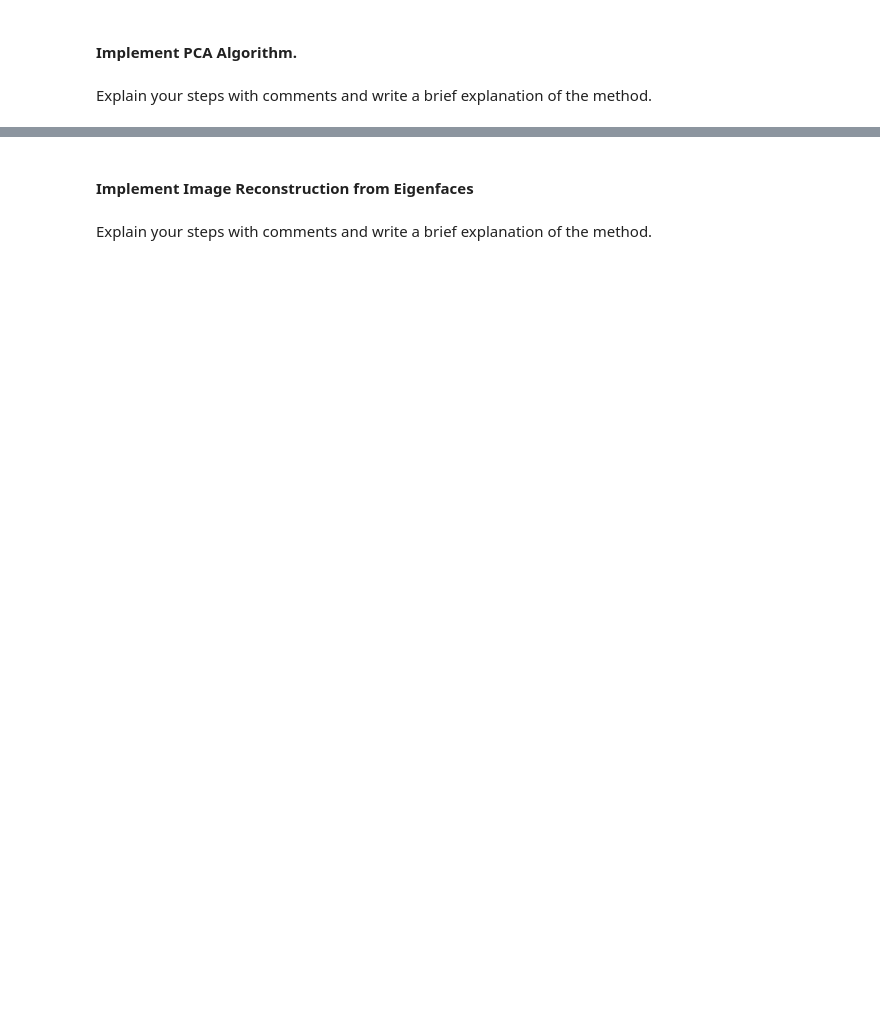
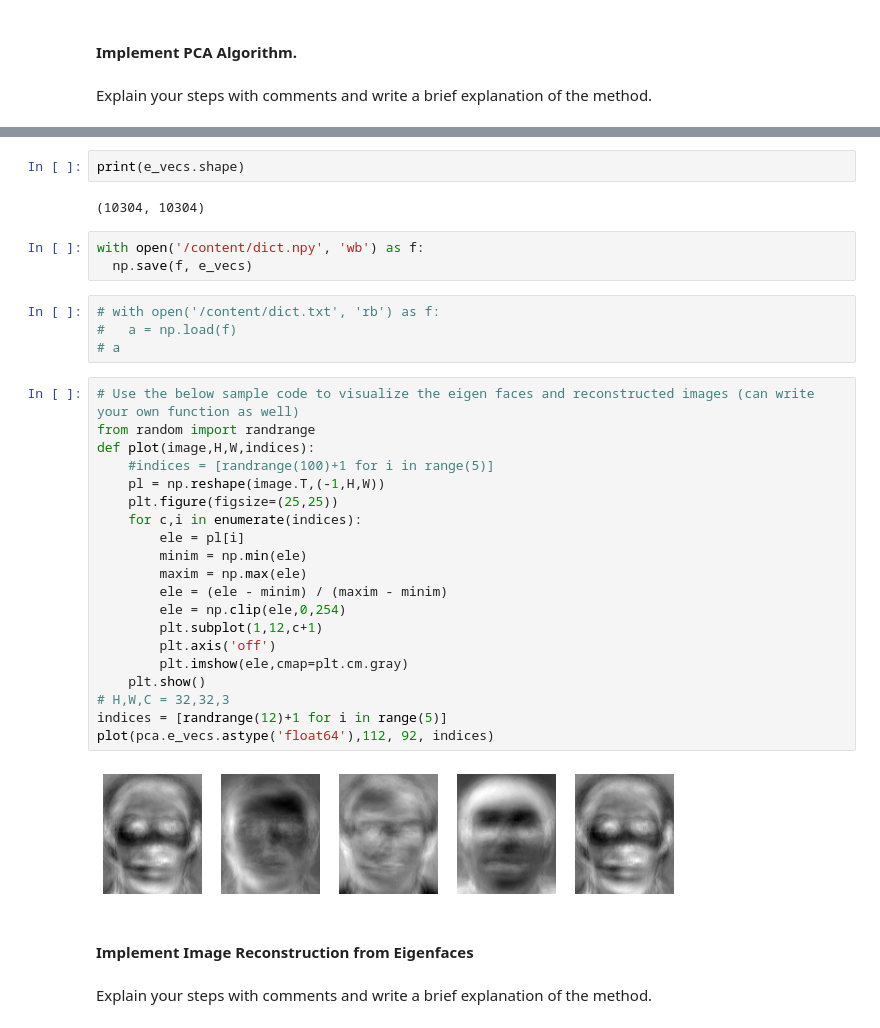
Before and after one commit to hitesh05/Statistical-Methods-in-AI, a Jupyter notebook: A2/Q2/Q2.ipynb, the cells around one changed output, grey strips where cells are left out. Cells and saved outputs as stored; diff of their text form; blank space fills up the shorter version.

```diff
--- a/A2/Q2/Q2.ipynb
+++ b/A2/Q2/Q2.ipynb
@@ -192,3 +224,36 @@ cov_mat2 shape = (10304, 10304)
+# %%
+print(e_vecs.shape)
+# %% [output]
+(10304, 10304)
+# %%
+with open('/content/dict.npy', 'wb') as f:
+  np.save(f, e_vecs)
+# %%
+# with open('/content/dict.txt', 'rb') as f:
+#   a = np.load(f)
+# a
+# %%
+# Use the below sample code to visualize the eigen faces and reconstructed images (can write your own function as well)
+from random import randrange
+def plot(image,H,W,indices):
+    #indices = [randrange(100)+1 for i in range(5)]
+    pl = np.reshape(image.T,(-1,H,W))
+    plt.figure(figsize=(25,25))
+    for c,i in enumerate(indices):
+        ele = pl[i]
+        minim = np.min(ele)
+        maxim = np.max(ele)
+        ele = (ele - minim) / (maxim - minim)
+        ele = np.clip(ele,0,254)
+        plt.subplot(1,12,c+1)
+        plt.axis('off')
+        plt.imshow(ele,cmap=plt.cm.gray)
+    plt.show()
+# H,W,C = 32,32,3
+indices = [randrange(12)+1 for i in range(5)]
+plot(pca.e_vecs.astype('float64'),112, 92, indices)
+# %% [output]
+[figure, added]
 # %% [markdown]
 #### Implement Image Reconstruction from Eigenfaces
 # %% [markdown]
```
Also changed, not shown: parts of 20 cells of this notebook.
